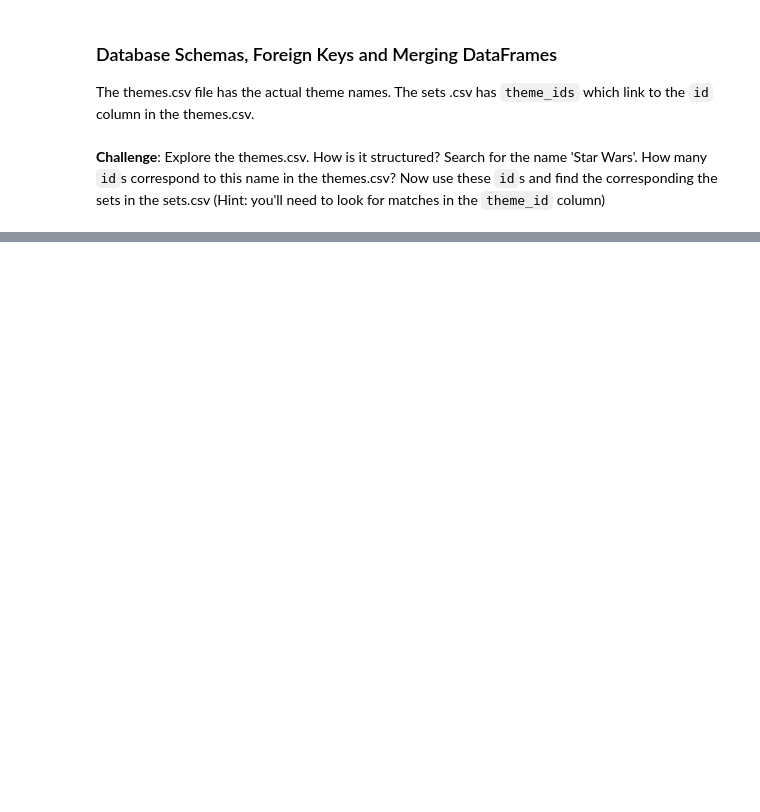
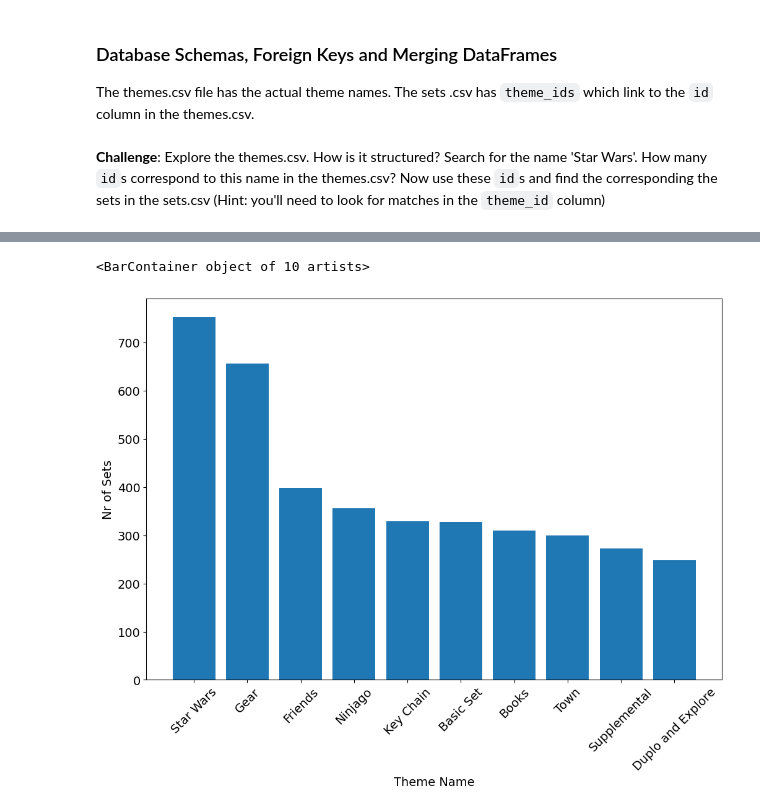
Before and after one commit to KenkiCZ/google_notebooks, a Jupyter notebook: C100_Lego.ipynb, the cells around one changed output, grey strips where cells are left out. Drawn from its saved outputs; the diff is of its cells as text; code cells hidden in the pictures; blank space fills up the shorter version.

```diff
--- a/C100_Lego.ipynb
+++ b/C100_Lego.ipynb
@@ -303,3 +319,7 @@ LEGO has licensed many hit franchises from Harry Potter to Marvel Super Heros to
 The themes.csv file has the actual theme names. The sets .csv has <code>theme_ids</code> which link to the <code>id</code> column in the themes.csv.
 # %% [markdown]
 **Challenge**: Explore the themes.csv. How is it structured? Search for the name 'Star Wars'. How many <code>id</code>s correspond to this name in the themes.csv? Now use these <code>id</code>s and find the corresponding the sets in the sets.csv (Hint: you'll need to look for matches in the <code>theme_id</code> column)
+# %%
+themes_df = pd.read_csv("data/themes.csv")
+sw_ids = themes_df[themes_df["name"] == "Star Wars"]["id"]
+sw_ids
@@ -307,0 +352,3 @@ The themes.csv file has the actual theme names. The sets .csv has <code>theme_id
+# %%
+set_theme_count = sets_df["theme_id"].value_counts()
+set_theme_count # Series type
@@ -307,0 +369,3 @@ The themes.csv file has the actual theme names. The sets .csv has <code>theme_id
+# %%
+set_theme_count = pd.DataFrame({"id":set_theme_count.index, "set_count":set_theme_count.values}) # Creating DF from Series
+set_theme_count
@@ -307,0 +386,4 @@ The themes.csv file has the actual theme names. The sets .csv has <code>theme_id
+# %%
+# MERGING
+merge_df = pd.merge(set_theme_count, themes_df, on="id") # Here we are specifing which two columns we are merging into one df
+merge_df
@@ -307,0 +404,12 @@ The themes.csv file has the actual theme names. The sets .csv has <code>theme_id
+# %%
+# Creating Bar Chart
+plt.figure(figsize=(12,8))
+plt.xticks(fontsize=14, rotation=45)
+plt.yticks(fontsize=14)
+plt.ylabel('Nr of Sets', fontsize=14)
+plt.xlabel('Theme Name', fontsize=14)
+
+plt.bar(merge_df["name"][:10], merge_df["set_count"][:10])
+# %% [output]
+<BarContainer object of 10 artists>
+[figure, added]
```
Also changed, not shown: parts of 9 cells of this notebook.
